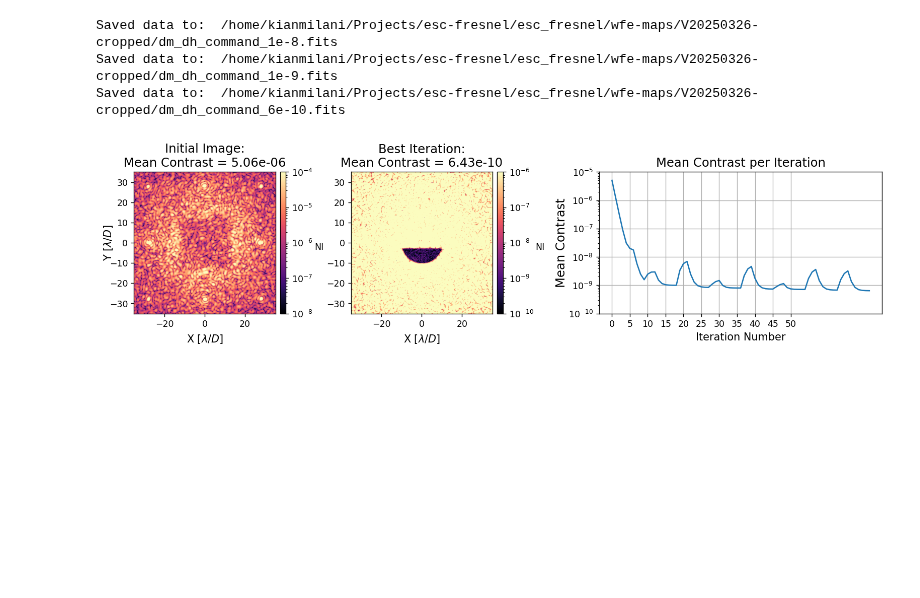
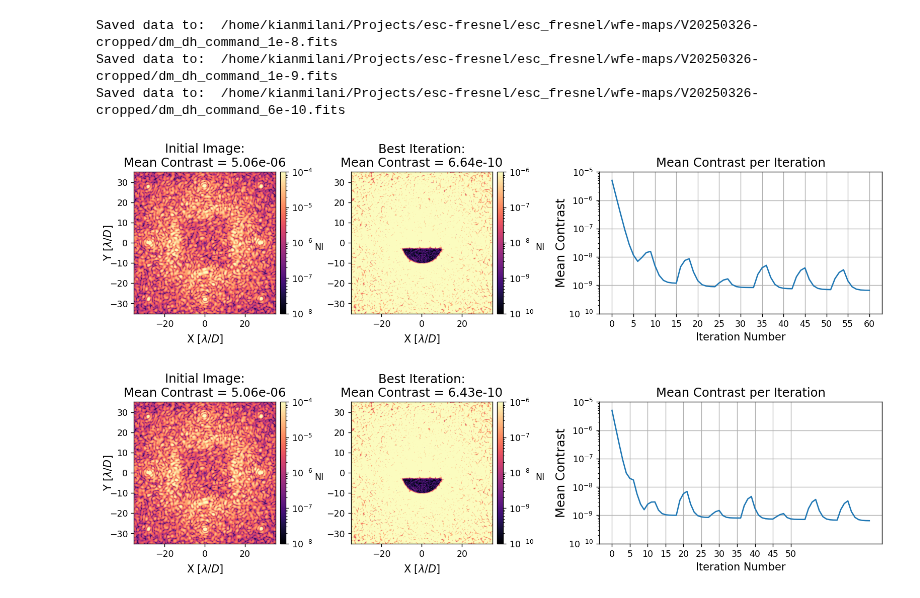
Before and after one commit to kian1377/esc-fresnel, a Jupyter notebook: notebooks/esc_fresnel_efc.ipynb, the cells around one changed output. Drawn from its saved outputs; the diff is of its cells as text; code cells hidden in the pictures; blank space fills up the shorter version.

```diff
--- a/notebooks/esc_fresnel_efc.ipynb
+++ b/notebooks/esc_fresnel_efc.ipynb
@@ -185,7 +185,7 @@ utils.save_pickle(esc_fresnel.path/'wfe-maps'/wfe_dir/'efc_mono_calib.pkl', cali
 # %% [output]
 Saved data to:  /home/kianmilani/Projects/esc-fresnel/esc_fresnel/wfe-maps/V20250326-cropped/efc_mono_calib.pkl
 # %%
-calib_data = utils.load_pickle(esc_fresnel.path/'data'/'esc_fresnel_mono_efc_calib.pkl')
+calib_data = utils.load_pickle( esc_fresnel.path/'wfe-maps'/wfe_dir/'efc_mono_calib.pkl' )
 jac = calib_data['jacobian']
 # %%
 reload(utils)
@@ -244,6 +244,19 @@ utils.save_fits(esc_fresnel.path/'wfe-maps'/wfe_dir/'dm_dh_command_6e-10.fits',
 Saved data to:  /home/kianmilani/Projects/esc-fresnel/esc_fresnel/wfe-maps/V20250326-cropped/dm_dh_command_1e-8.fits
 Saved data to:  /home/kianmilani/Projects/esc-fresnel/esc_fresnel/wfe-maps/V20250326-cropped/dm_dh_command_1e-9.fits
 Saved data to:  /home/kianmilani/Projects/esc-fresnel/esc_fresnel/wfe-maps/V20250326-cropped/dm_dh_command_6e-10.fits
+# %%
+import esc_fresnel.imshows as imshows
+reload(imshows)
+
+imshows.plot_data_with_ref(
+    efc_data,
+    im1vmin=1e-8, im1vmax=1e-4,
+    im2vmin=1e-10, im2vmax=1e-6,
+    vmin=1e-10, vmax=1e-5,
+    xticks=np.arange(0,60.01,5)
+)
+# %% [output]
+[figure, added]
 # %%
 import esc_fresnel.imshows as imshows
 reload(imshows)
```
Also changed, not shown: parts of 3 cells of this notebook, 3 other files.
